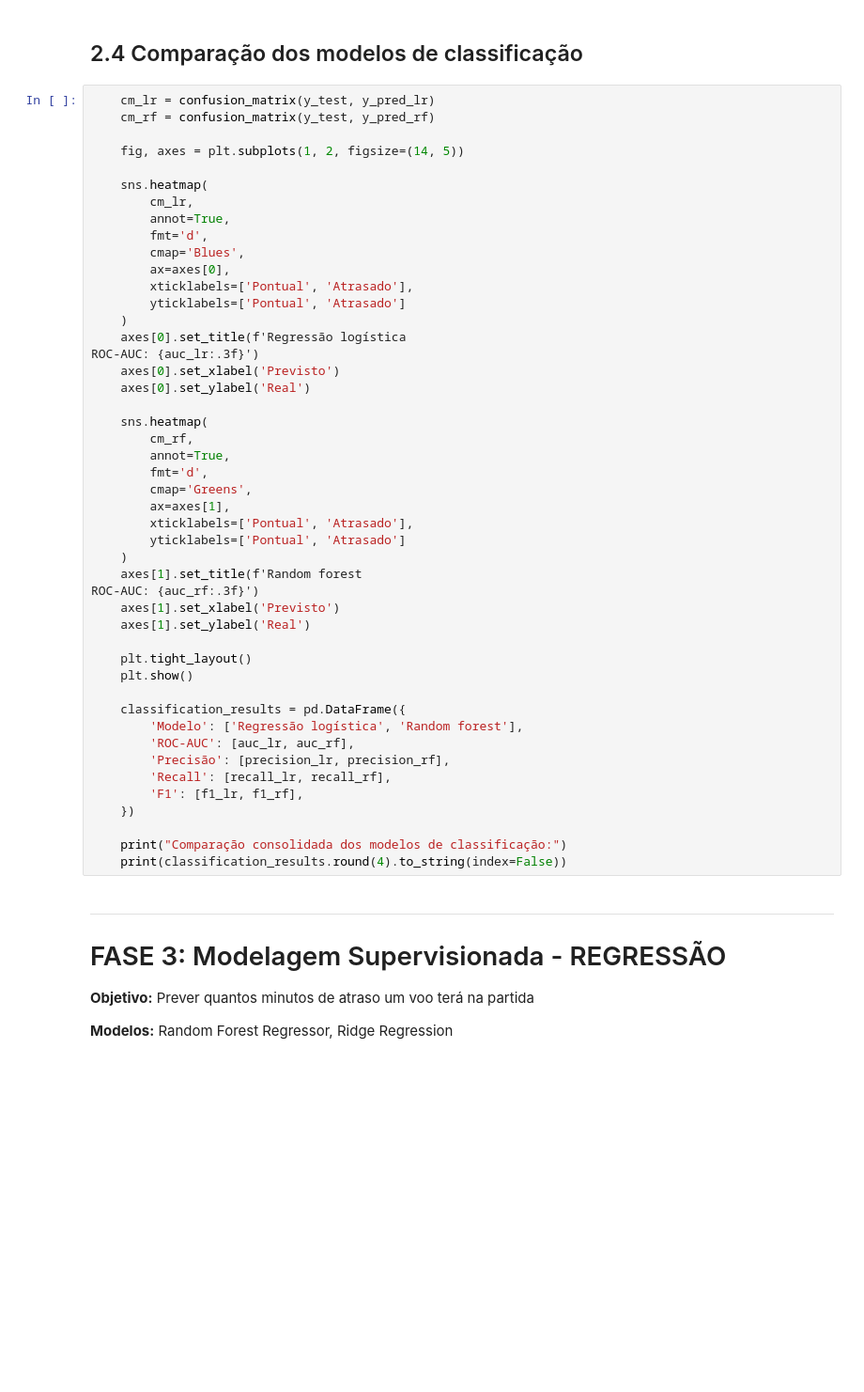
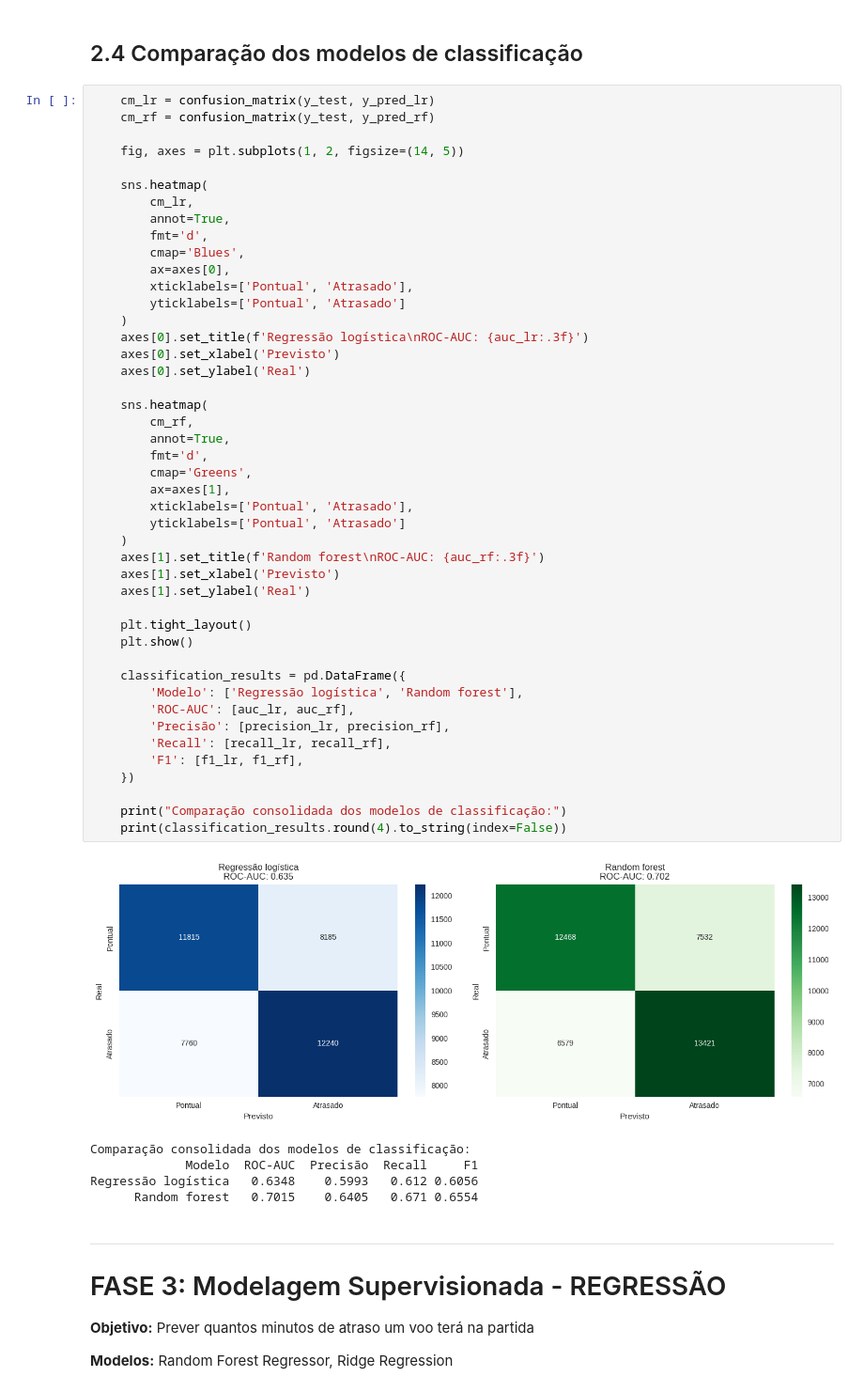
Before and after one commit to jonathancavalcante77/tech-challenge-fase3, a Jupyter notebook: tech_challenge_fase3.ipynb, the cells around one changed output. Shown at 94% size. Cells and saved outputs as stored; diff of their text form; blank space fills up the shorter version.

```diff
--- a/tech_challenge_fase3.ipynb
+++ b/tech_challenge_fase3.ipynb
@@ -432,38 +574,42 @@ print(importance_df.head(10).round(4).to_string(index=False))
         xticklabels=['Pontual', 'Atrasado'],
         yticklabels=['Pontual', 'Atrasado']
     )
-    axes[0].set_title(f'Regressão logística
-ROC-AUC: {auc_lr:.3f}')
+    axes[0].set_title(f'Regressão logística\nROC-AUC: {auc_lr:.3f}')
     axes[0].set_xlabel('Previsto')
     axes[0].set_ylabel('Real')
 
     sns.heatmap(
         cm_rf,
         annot=True,
         fmt='d',
         cmap='Greens',
         ax=axes[1],
         xticklabels=['Pontual', 'Atrasado'],
         yticklabels=['Pontual', 'Atrasado']
     )
-    axes[1].set_title(f'Random forest
-ROC-AUC: {auc_rf:.3f}')
+    axes[1].set_title(f'Random forest\nROC-AUC: {auc_rf:.3f}')
     axes[1].set_xlabel('Previsto')
     axes[1].set_ylabel('Real')
 
     plt.tight_layout()
     plt.show()
 
     classification_results = pd.DataFrame({
         'Modelo': ['Regressão logística', 'Random forest'],
         'ROC-AUC': [auc_lr, auc_rf],
         'Precisão': [precision_lr, precision_rf],
         'Recall': [recall_lr, recall_rf],
         'F1': [f1_lr, f1_rf],
     })
 
     print("Comparação consolidada dos modelos de classificação:")
     print(classification_results.round(4).to_string(index=False))
+# %% [output]
+[figure, added]
+Comparação consolidada dos modelos de classificação:
+             Modelo  ROC-AUC  Precisão  Recall     F1
+Regressão logística   0.6348    0.5993   0.612 0.6056
+      Random forest   0.7015    0.6405   0.671 0.6554
 # %% [markdown]
 ---
 
```
Also changed, not shown: parts of 22 cells of this notebook.
